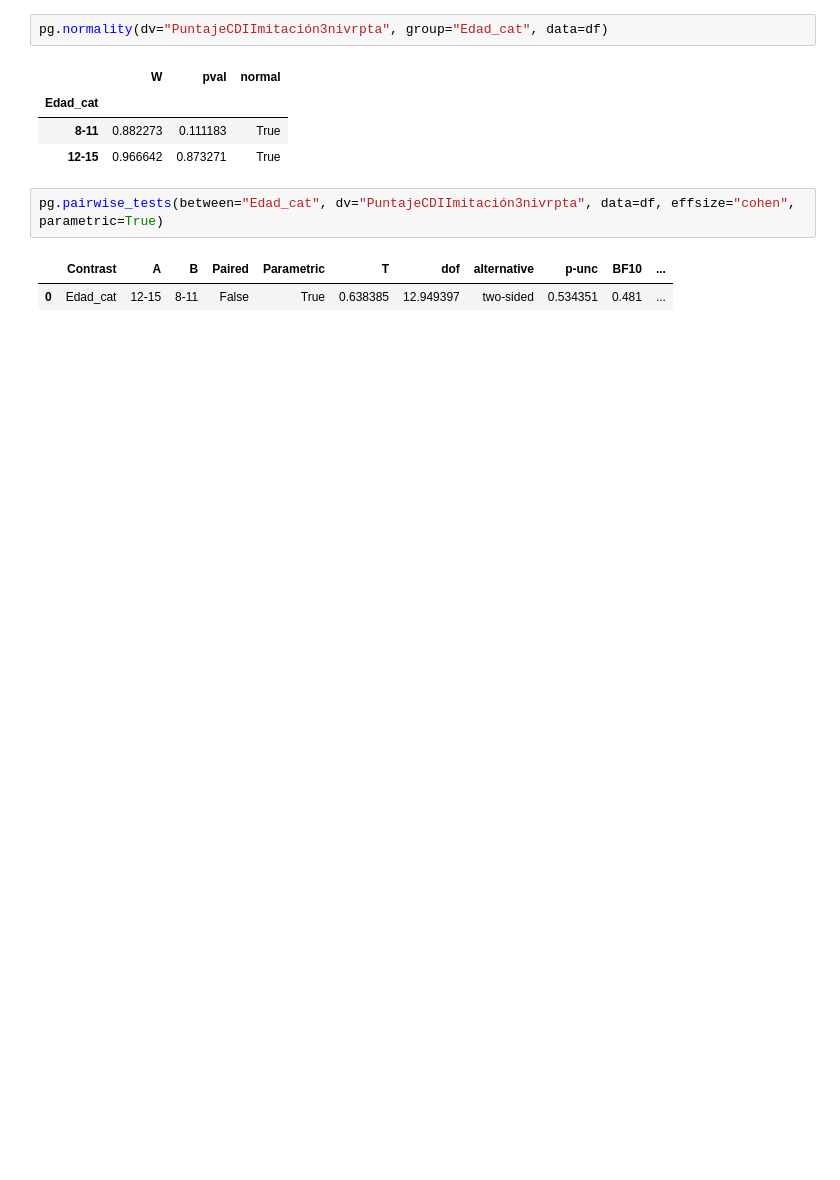
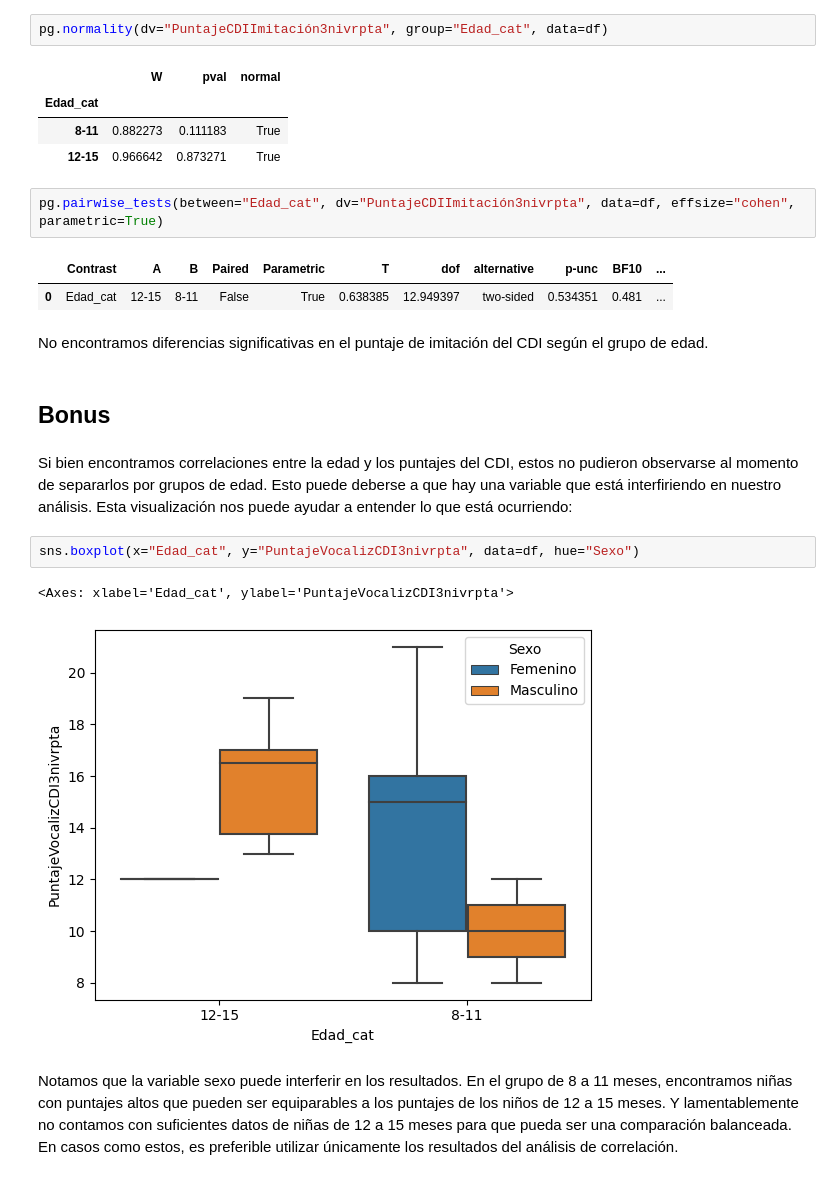
Before and after one commit to renatoparedes/psylin, a Jupyter notebook: Solucionario.ipynb, the cells around one changed output. Drawn from its saved outputs; the diff is of its cells as text; blank space fills up the shorter version.

```diff
--- a/Solucionario.ipynb
+++ b/Solucionario.ipynb
@@ -168,3 +188,16 @@ pg.pairwise_tests(between="Edad_cat", dv="PuntajeCDIImitación3nivrpta", data=df
 # %% [output]
 |  | Contrast | A | B | Paired | Parametric | T | dof | alternative | p-unc | BF10 | ... |
 | 0 | Edad_cat | 12-15 | 8-11 | False | True | 0.638385 | 12.949397 | two-sided | 0.534351 | 0.481 | ... |
+# %% [markdown]
+No encontramos diferencias significativas en el puntaje de imitación del CDI según el grupo de edad.
+# %% [markdown]
+## Bonus
+# %% [markdown]
+Si bien encontramos correlaciones entre la edad y los puntajes del CDI, estos no pudieron observarse al momento de separarlos por grupos de edad. Esto puede deberse a que hay una variable que está interfiriendo en nuestro análisis. Esta visualización nos puede ayudar a entender lo que está ocurriendo:
+# %%
+sns.boxplot(x="Edad_cat", y="PuntajeVocalizCDI3nivrpta", data=df, hue="Sexo")
+# %% [output]
+<Axes: xlabel='Edad_cat', ylabel='PuntajeVocalizCDI3nivrpta'>
+[figure, added]
+# %% [markdown]
+Notamos que la variable sexo puede interferir en los resultados. En el grupo de 8 a 11 meses, encontramos niñas con puntajes altos que pueden ser equiparables a los puntajes de los niños de 12 a 15 meses. Y lamentablemente no contamos con suficientes datos de niñas de 12 a 15 meses para que pueda ser una comparación balanceada. En casos como estos, es preferible utilizar únicamente los resultados del análisis de correlación.
```
Also changed, not shown: parts of 10 cells of this notebook, 2 other files.
